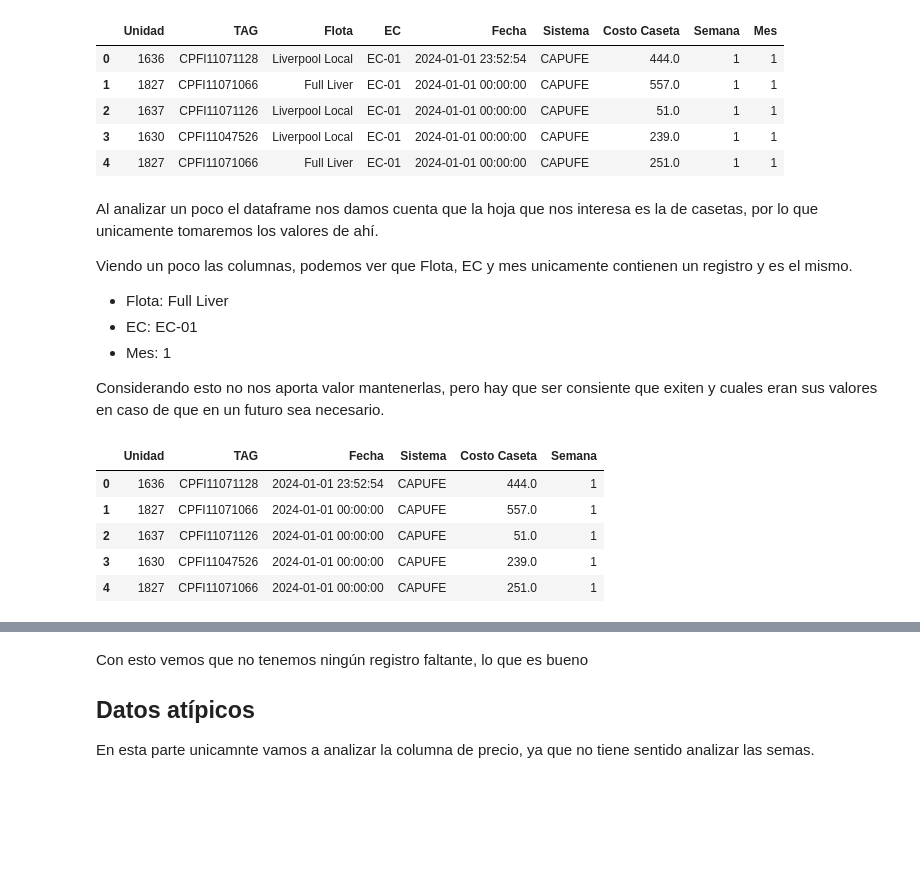
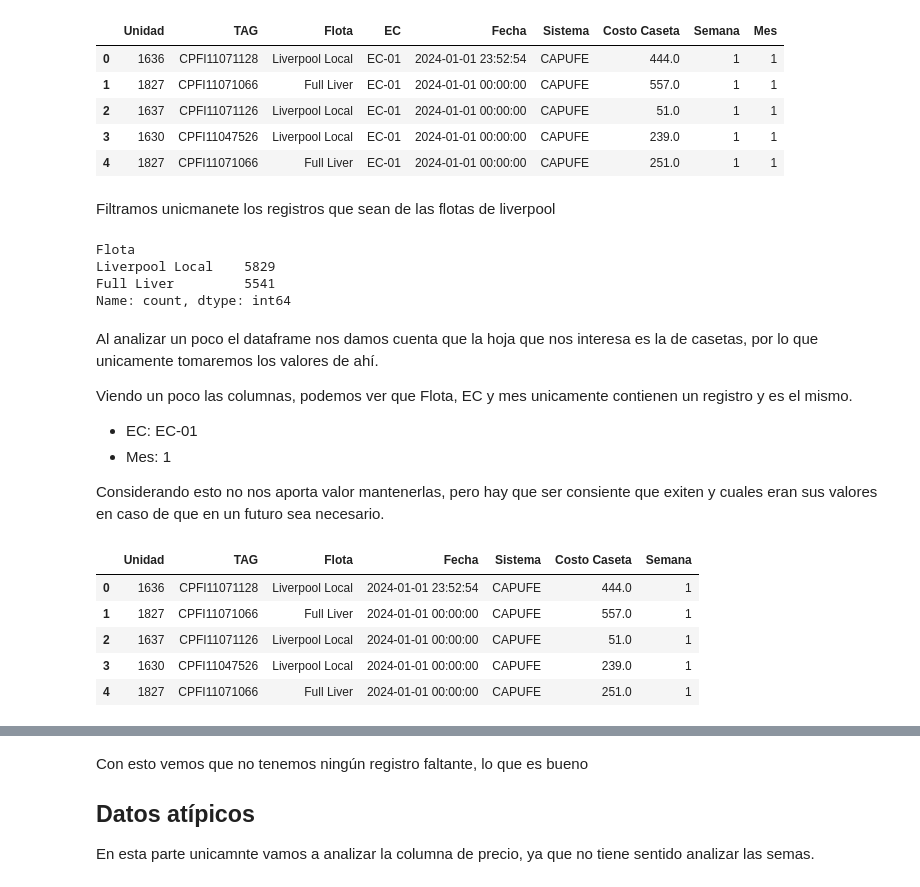
Before and after one commit to JuanManuelGlez/TDR-Transportes, a Jupyter notebook: Selección_y_limpieza.ipynb, the cells around one changed output, grey strips where cells are left out. Cells and saved outputs as stored; diff of their text form; code cells hidden in the pictures; blank space fills up the shorter version.

```diff
--- a/Selección_y_limpieza.ipynb
+++ b/Selección_y_limpieza.ipynb
@@ -23,28 +23,41 @@ df.head()
 | 2 | 1637 | CPFI11071126 | Liverpool Local | EC-01 | 2024-01-01 00:00:00 | CAPUFE | 51.0 | 1 | 1 |
 | 3 | 1630 | CPFI11047526 | Liverpool Local | EC-01 | 2024-01-01 00:00:00 | CAPUFE | 239.0 | 1 | 1 |
 | 4 | 1827 | CPFI11071066 | Full Liver | EC-01 | 2024-01-01 00:00:00 | CAPUFE | 251.0 | 1 | 1 |
+# %% [markdown]
+Filtramos unicmanete los registros que sean de las flotas de liverpool
+# %%
+#dejamos unicamnete los registro que tengan el valor "Full Liver" o "liverpool local" en la columna "Flota"
+
+df = df[(df["Flota"] == "Full Liver") | (df["Flota"] == "Liverpool Local")]
+
+df.head()
+df["Flota"].value_counts()
+# %% [output]
+Flota
+Liverpool Local    5829
+Full Liver         5541
+Name: count, dtype: int64
 # %% [markdown]
 Al analizar un poco el dataframe nos damos cuenta que la hoja que nos interesa es la de casetas, por lo que unicamente tomaremos los valores de ahí.
 
 Viendo un poco las columnas, podemos ver que Flota, EC y mes unicamente contienen un registro y es el mismo.
-- Flota: Full Liver
 - EC: EC-01
 - Mes: 1
 
 Considerando esto no nos aporta valor mantenerlas, pero hay que ser consiente que exiten y cuales eran sus valores en caso de que en un futuro sea necesario.
 # %%
-columnas_no_relevantes = ['Flota', 'EC', 'Mes']
+columnas_no_relevantes = ['EC', 'Mes']
 
 # Eliminar columnas no relevantes
-#df = df.drop(columnas_no_relevantes, axis=1)
+df = df.drop(columnas_no_relevantes, axis=1)
 df.head()
 # %% [output]
-|  | Unidad | TAG | Fecha | Sistema | Costo Caseta | Semana |
-| 0 | 1636 | CPFI11071128 | 2024-01-01 23:52:54 | CAPUFE | 444.0 | 1 |
-| 1 | 1827 | CPFI11071066 | 2024-01-01 00:00:00 | CAPUFE | 557.0 | 1 |
-| 2 | 1637 | CPFI11071126 | 2024-01-01 00:00:00 | CAPUFE | 51.0 | 1 |
-| 3 | 1630 | CPFI11047526 | 2024-01-01 00:00:00 | CAPUFE | 239.0 | 1 |
-| 4 | 1827 | CPFI11071066 | 2024-01-01 00:00:00 | CAPUFE | 251.0 | 1 |
+|  | Unidad | TAG | Flota | Fecha | Sistema | Costo Caseta | Semana |
+| 0 | 1636 | CPFI11071128 | Liverpool Local | 2024-01-01 23:52:54 | CAPUFE | 444.0 | 1 |
+| 1 | 1827 | CPFI11071066 | Full Liver | 2024-01-01 00:00:00 | CAPUFE | 557.0 | 1 |
+| 2 | 1637 | CPFI11071126 | Liverpool Local | 2024-01-01 00:00:00 | CAPUFE | 51.0 | 1 |
+| 3 | 1630 | CPFI11047526 | Liverpool Local | 2024-01-01 00:00:00 | CAPUFE | 239.0 | 1 |
+| 4 | 1827 | CPFI11071066 | Full Liver | 2024-01-01 00:00:00 | CAPUFE | 251.0 | 1 |
 # %%
 msno.matrix(df)
 # %% [output]
```
Also changed, not shown: parts of 6 cells of this notebook, 2 other files.
